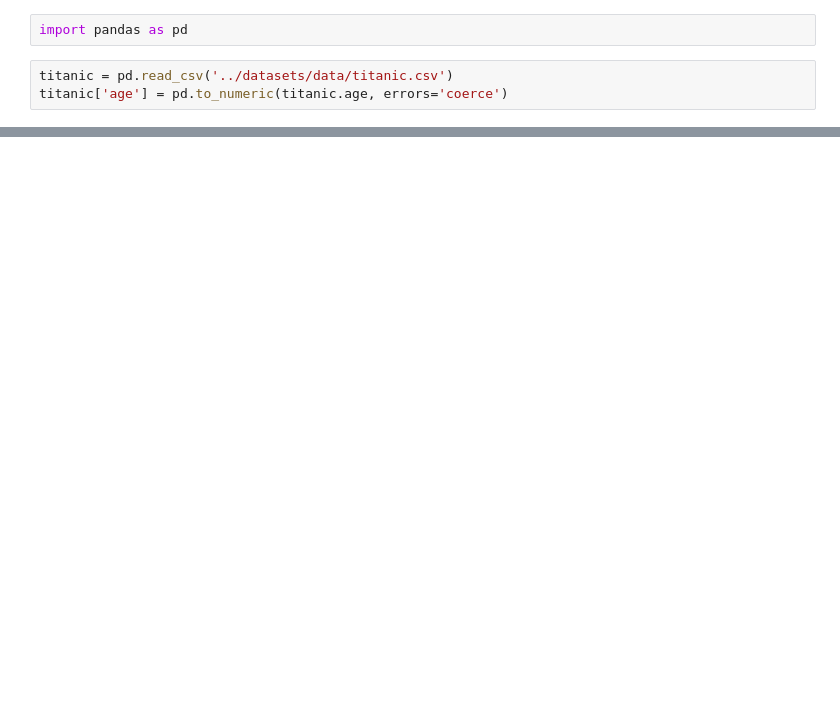
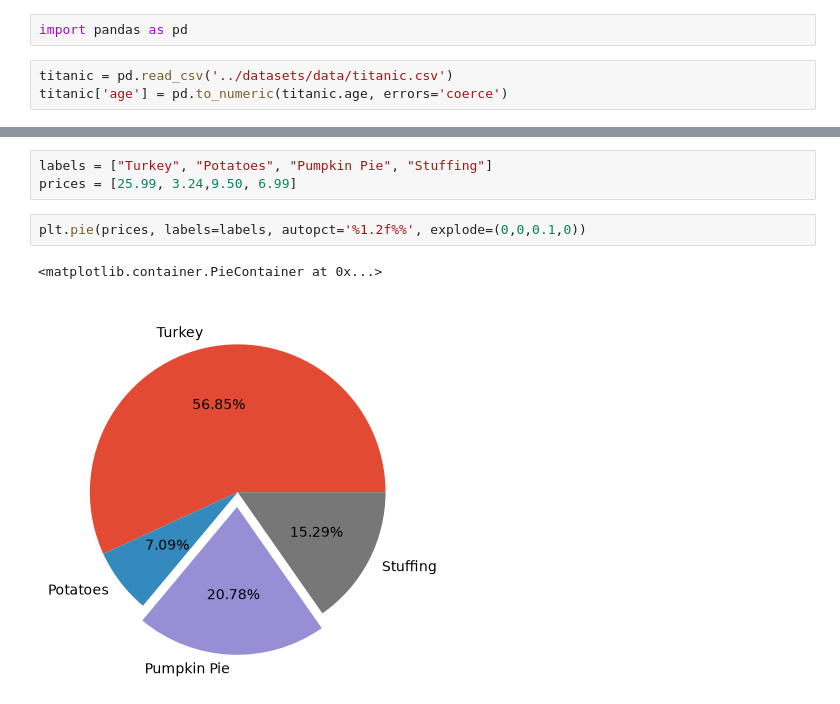
Before and after one commit to fernanda-schmidt/python-data-analysis-visualization, a Jupyter notebook: notebooks/section13.ipynb, the cells around one changed output, grey strips where cells are left out. Drawn from its saved outputs; the diff is of its cells as text; blank space fills up the shorter version.

```diff
--- a/notebooks/section13.ipynb
+++ b/notebooks/section13.ipynb
@@ -320,0 +186,8 @@ plt.legend()
+# %%
+labels = ["Turkey", "Potatoes", "Pumpkin Pie", "Stuffing"]
+prices = [25.99, 3.24,9.50, 6.99]
+# %%
+plt.pie(prices, labels=labels, autopct='%1.2f%%', explode=(0,0,0.1,0))
+# %% [output]
+<matplotlib.container.PieContainer at 0x...>
+[figure, added]
```
Also changed, not shown: parts of 31 cells of this notebook.
